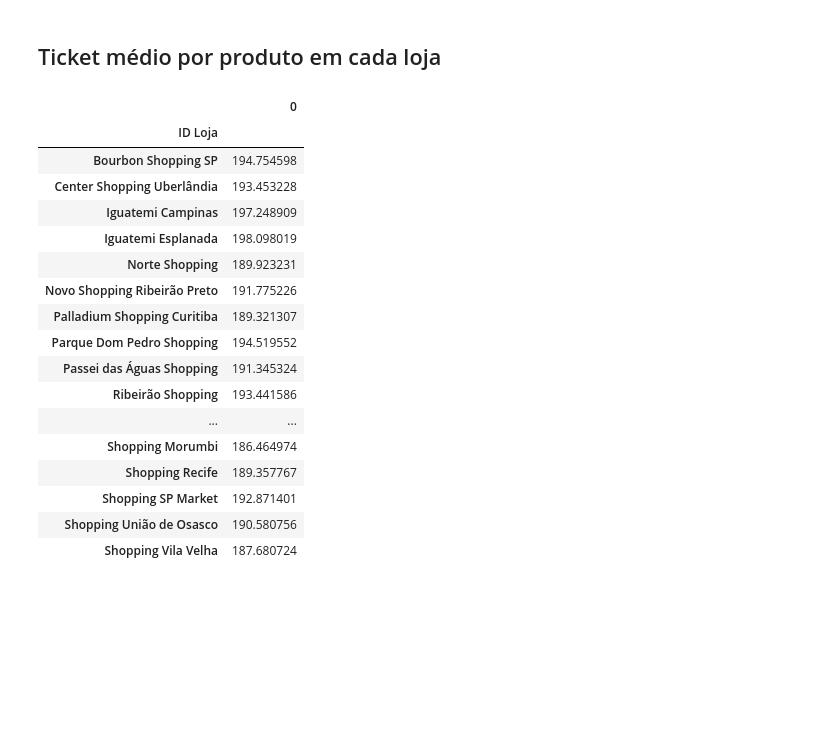
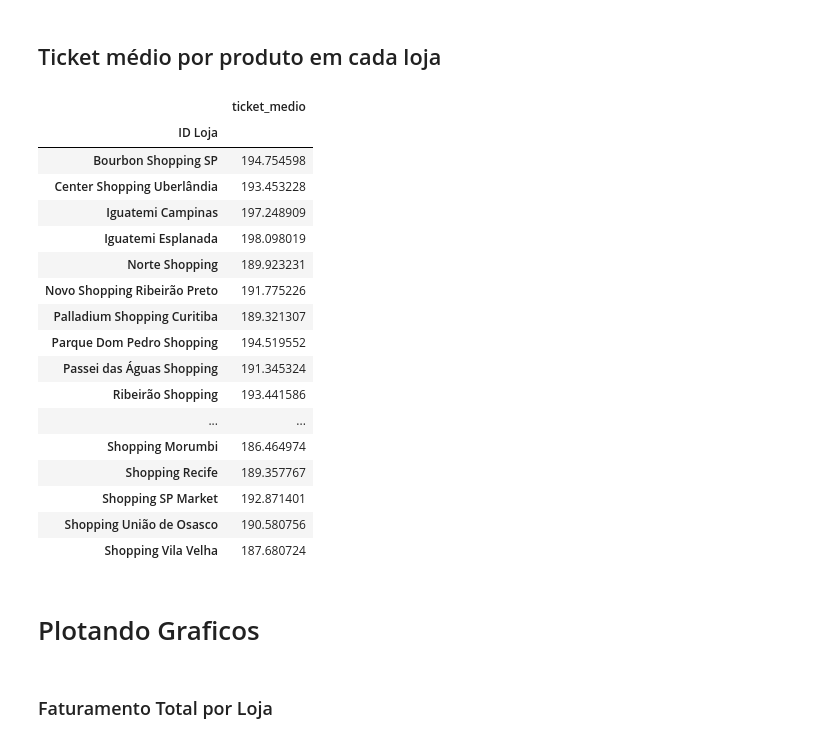
Before and after one commit to edsondamasceno/Data-Analysis, a Jupyter notebook: Analise_de_Vendas.ipynb, the cells around one changed output. Drawn from its saved outputs; the diff is of its cells as text; code cells hidden in the pictures; blank space fills up the shorter version.

```diff
--- a/Analise_de_Vendas.ipynb
+++ b/Analise_de_Vendas.ipynb
@@ -103,10 +136,10 @@ display(produto_por_loja)
 # %% [markdown]
 ## Ticket médio por produto em cada loja
 # %%
-ticket_medio = (faturamento_por_loja['Valor Final'] / produto_por_loja['Quantidade']).to_frame()
+ticket_medio = (faturamento_por_loja['Valor Final'] / produto_por_loja['Quantidade']).to_frame(name='ticket_medio')
 display(ticket_medio)
 # %% [output]
-|  | 0 |
+|  | ticket_medio |
 | ID Loja |  |
 | Bourbon Shopping SP | 194.754598 |
 | Center Shopping Uberlândia | 193.453228 |
@@ -126,0 +163,4 @@ display(ticket_medio)
+# %% [markdown]
+# Plotando Graficos
+# %% [markdown]
+### Faturamento Total por Loja
```
Also changed, not shown: parts of 27 cells of this notebook.
